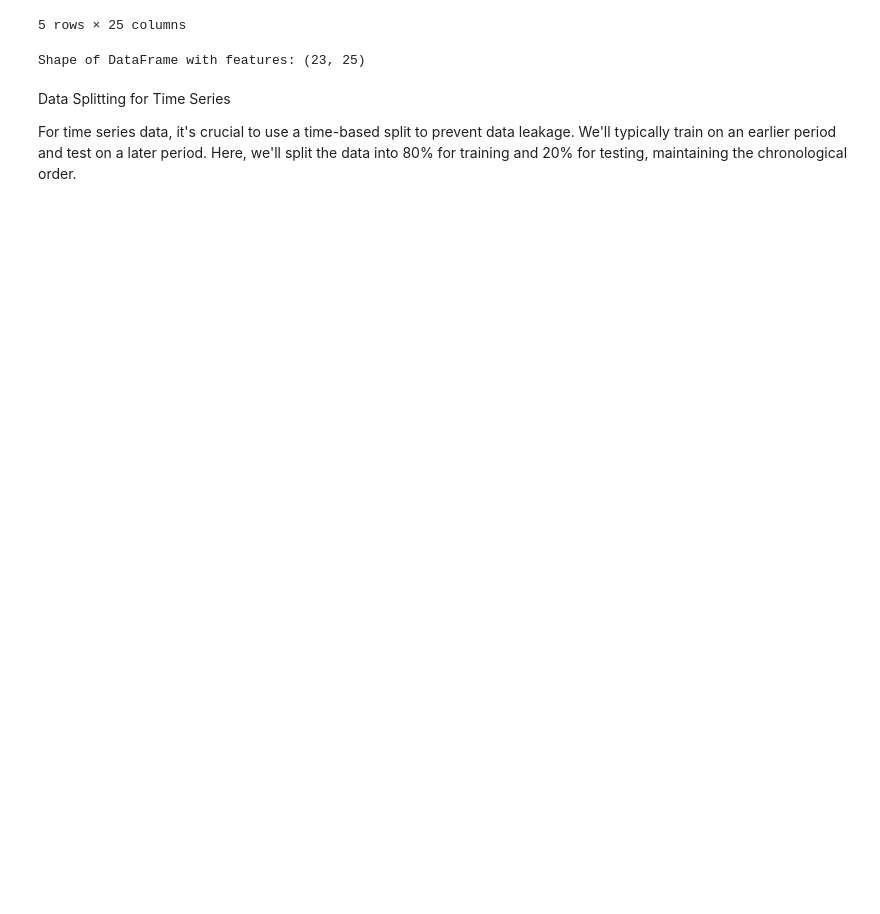
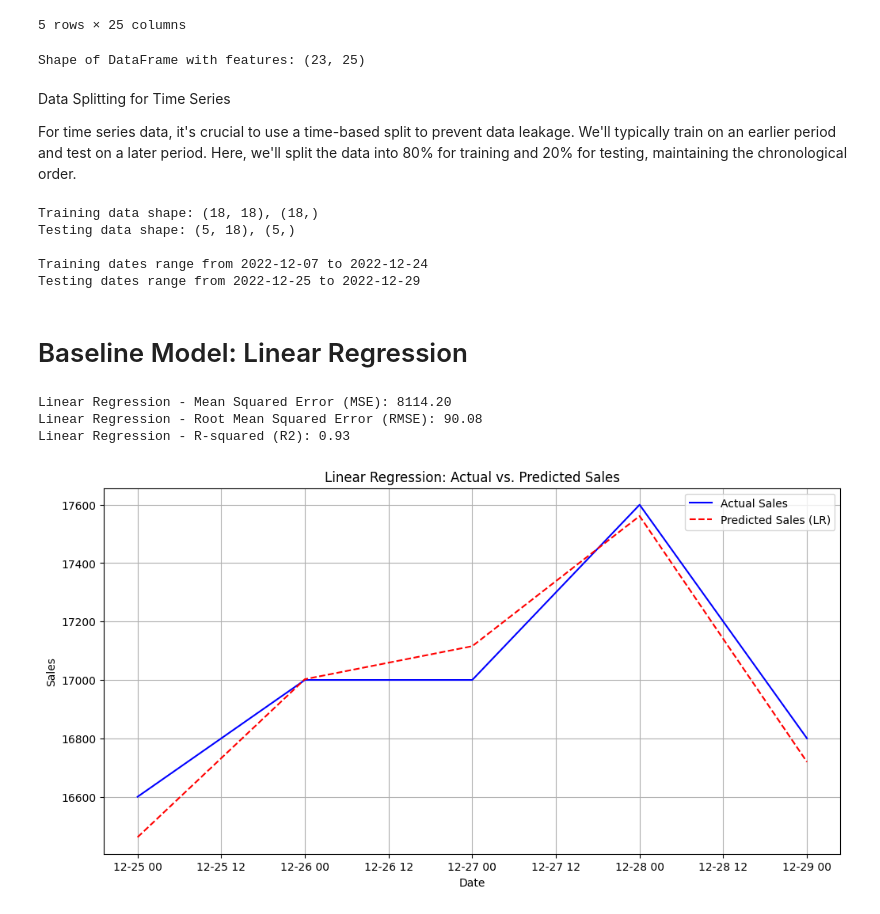
Before and after one commit to athiqhahammad2-art/Food-Restaurant-Services---AI-DemandForecasting-and-Inventory-Optimization, a Jupyter notebook: Internship_2nd_Project.ipynb, the cells around one changed output. Cells and saved outputs as stored; diff of their text form; code cells hidden in the pictures; blank space fills up the shorter version.

```diff
--- a/Internship_2nd_Project.ipynb
+++ b/Internship_2nd_Project.ipynb
@@ -547,3 +547,69 @@ Shape of DataFrame with features: (23, 25)
 Data Splitting for Time Series
 
 For time series data, it's crucial to use a time-based split to prevent data leakage. We'll typically train on an earlier period and test on a later period. Here, we'll split the data into 80% for training and 20% for testing, maintaining the chronological order.
+# %%
+from sklearn.model_selection import train_test_split
+
+# Define target and features
+TARGET = 'Sales'
+FEATURES = [col for col in df_features.columns if col not in [TARGET, 'Order ID', 'Product', 'Purchase Type', 'Payment Method', 'Manager', 'City']]
+
+X = df_features[FEATURES]
+y = df_features[TARGET]
+
+# Determine the split point (e.g., last 20% of the data for testing)
+split_point = int(len(X) * 0.8)
+
+X_train, X_test = X.iloc[:split_point], X.iloc[split_point:]
+y_train, y_test = y.iloc[:split_point], y.iloc[split_point:]
+
+print(f"Training data shape: {X_train.shape}, {y_train.shape}")
+print(f"Testing data shape: {X_test.shape}, {y_test.shape}")
+
+print(f"\nTraining dates range from {X_train.index.min().strftime('%Y-%m-%d')} to {X_train.index.max().strftime('%Y-%m-%d')}")
+print(f"Testing dates range from {X_test.index.min().strftime('%Y-%m-%d')} to {X_test.index.max().strftime('%Y-%m-%d')}")
+# %% [output]
+Training data shape: (18, 18), (18,)
+Testing data shape: (5, 18), (5,)
+
+Training dates range from 2022-12-07 to 2022-12-24
+Testing dates range from 2022-12-25 to 2022-12-29
+# %% [markdown]
+# Baseline Model: Linear Regression
+# %%
+import matplotlib.pyplot as plt
+from sklearn.linear_model import LinearRegression
+from sklearn.metrics import mean_squared_error, r2_score
+import numpy as np
+
+# Initialize and train the Linear Regression model
+lr_model = LinearRegression()
+lr_model.fit(X_train, y_train)
+
+# Make predictions on the test set
+y_pred_lr = lr_model.predict(X_test)
+
+# Evaluate the model
+mse_lr = mean_squared_error(y_test, y_pred_lr)
+rmse_lr = np.sqrt(mse_lr)
+r2_lr = r2_score(y_test, y_pred_lr)
+
+print(f"Linear Regression - Mean Squared Error (MSE): {mse_lr:.2f}")
+print(f"Linear Regression - Root Mean Squared Error (RMSE): {rmse_lr:.2f}")
+print(f"Linear Regression - R-squared (R2): {r2_lr:.2f}")
+
+# Visualize predictions vs actuals
+plt.figure(figsize=(12, 6))
+plt.plot(y_test.index, y_test, label='Actual Sales', color='blue')
+plt.plot(y_test.index, y_pred_lr, label='Predicted Sales (LR)', color='red', linestyle='--')
+plt.title('Linear Regression: Actual vs. Predicted Sales')
+plt.xlabel('Date')
+plt.ylabel('Sales')
+plt.legend()
+plt.grid(True)
+plt.show()
+# %% [output]
+Linear Regression - Mean Squared Error (MSE): 8114.20
+Linear Regression - Root Mean Squared Error (RMSE): 90.08
+Linear Regression - R-squared (R2): 0.93
+[figure, added]
```
Also changed, not shown: parts of 4 cells of this notebook.
